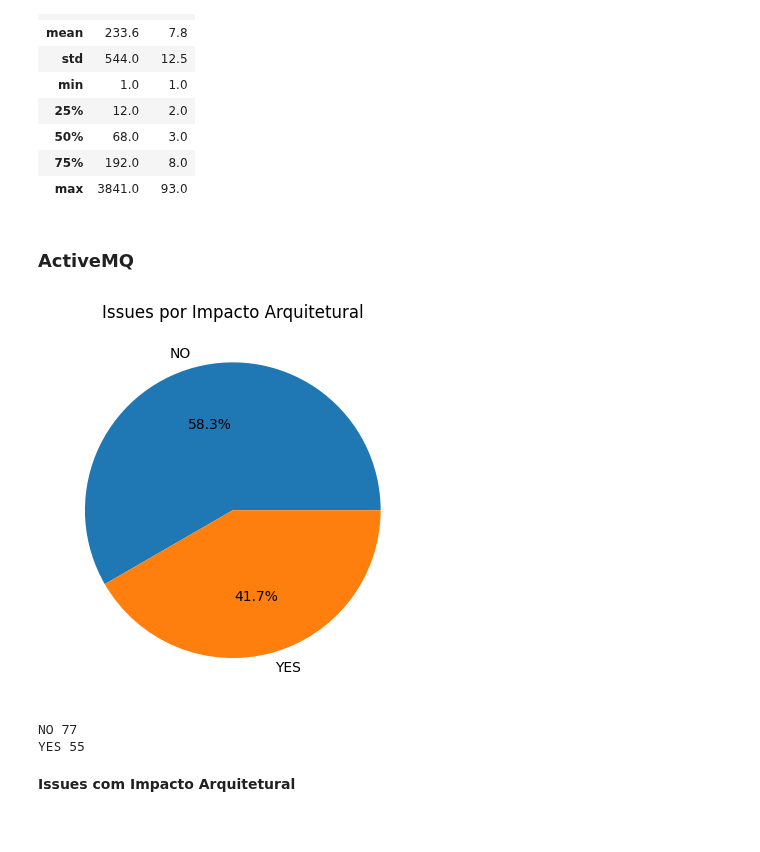
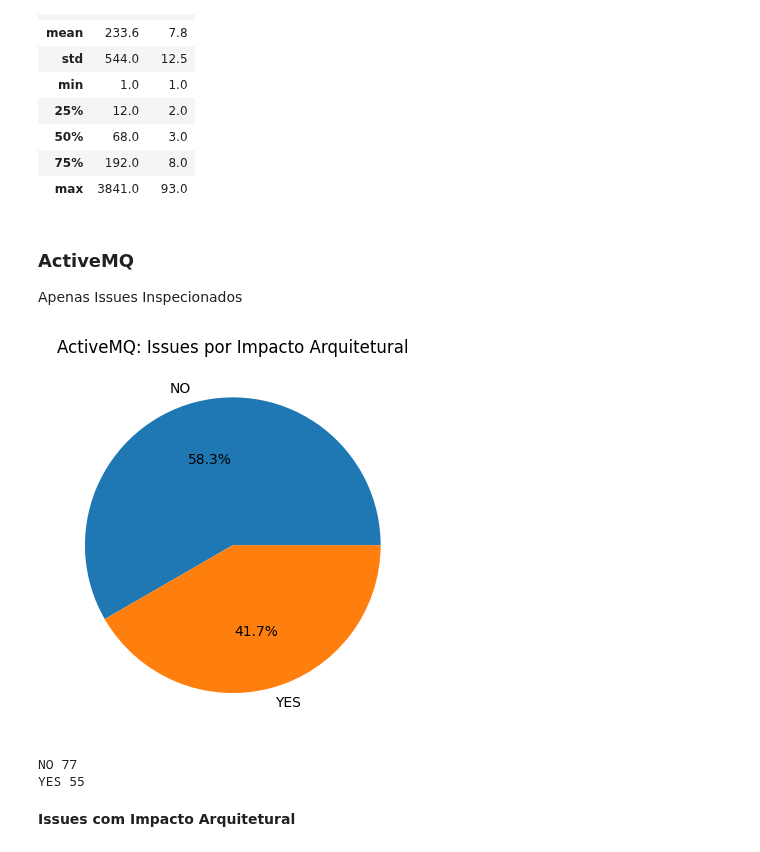
Before and after one commit to armandossrecife/my_validation3, a Jupyter notebook: my_comparison.ipynb, the cells around one changed output. Saved outputs shown, nothing was run; the diff lists cells and outputs as text; code cells hidden in the pictures.

```diff
--- a/my_comparison.ipynb
+++ b/my_comparison.ipynb
@@ -389,10 +420,12 @@ Dados estatísticos das linhas modificadas e arquivos modificados nos commits
 | max | 3841.0 | 93.0 |
 # %% [markdown]
 ### ActiveMQ
+
+Apenas Issues Inspecionados
 # %%
-show_pie(my_df=df_activemq_issues_inspected, my_field='architectural_impact', my_title='Issues por Impacto Arquitetural')
+show_pie(my_df=df_activemq_issues_inspected, my_field='architectural_impact', my_title='ActiveMQ: Issues por Impacto Arquitetural')
 # %% [output]
-[figure, old version]
+[figure, new version]
 NO 77
 YES 55
 # %% [markdown]
```
Also changed, not shown: parts of 15 cells of this notebook.
